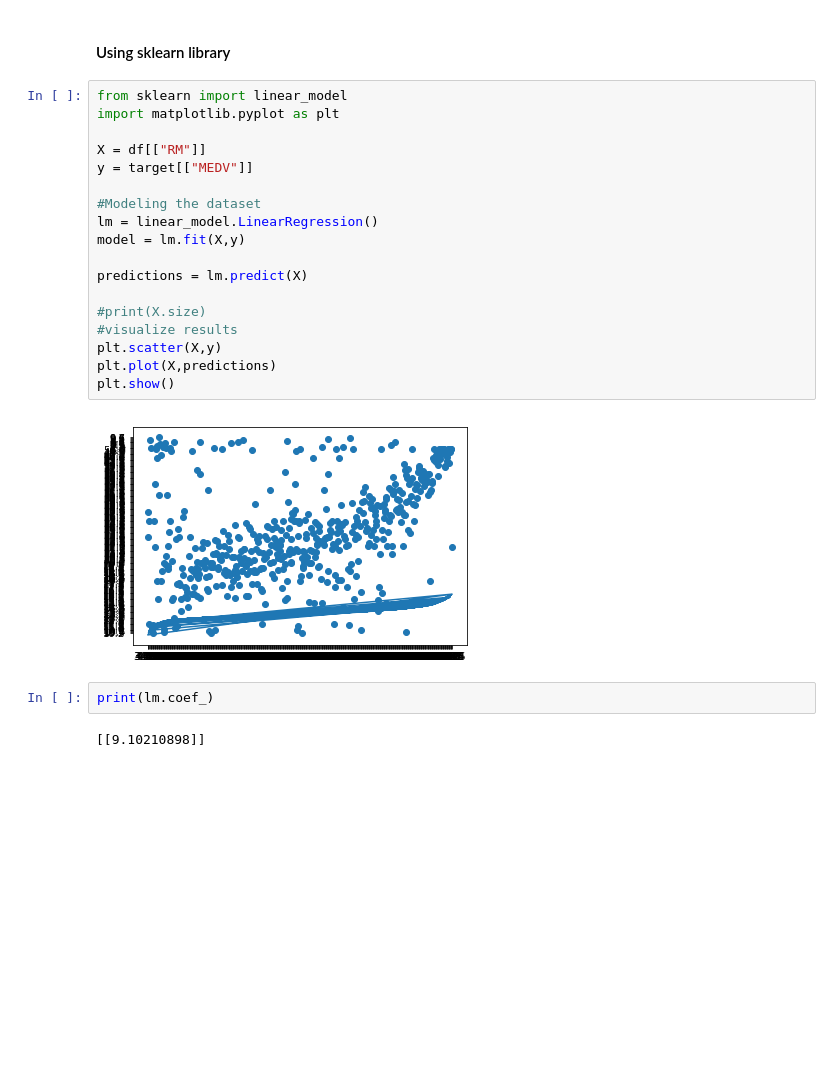
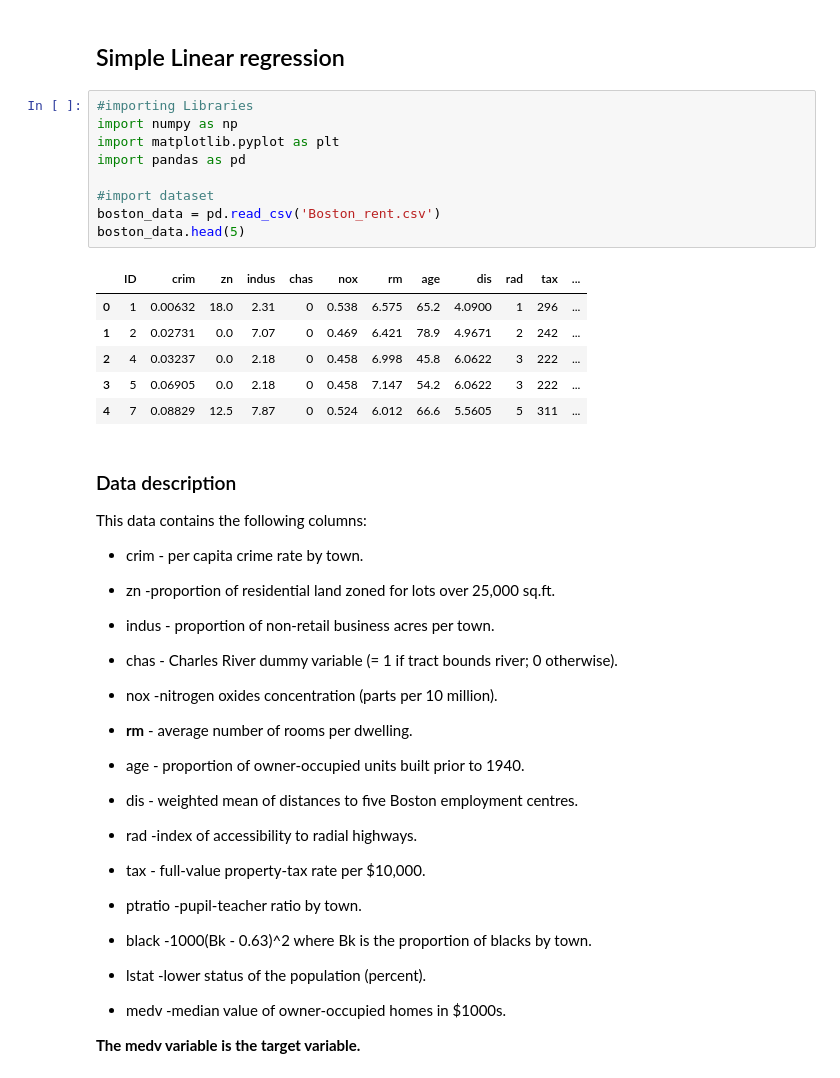
Before and after one commit to trojrobert/linear_regression, a Jupyter notebook: Linear_regression_Boston_data.ipynb, the cells around one changed output. Cells and saved outputs as stored; diff of their text form; blank space fills up the shorter version.

```diff
--- a/Linear_regression_Boston_data.ipynb
+++ b/Linear_regression_Boston_data.ipynb
@@ -50,26 +1,54 @@ OLS Regression Results
-# %% [markdown]
-#### Using sklearn library
-# %%
-from sklearn import linear_model
-import matplotlib.pyplot as plt
-
-X = df[["RM"]]
-y = target[["MEDV"]]
-
-#Modeling the dataset
-lm = linear_model.LinearRegression()
-model = lm.fit(X,y)
-
-predictions = lm.predict(X)
-
-#print(X.size)
-#visualize results
-plt.scatter(X,y)
-plt.plot(X,predictions)
-plt.show()
-# %% [output]
-[figure, removed]
-# %%
-print(lm.coef_)
-# %% [output]
-[[9.10210898]]
+# %% [markdown]
+## Simple Linear regression
+# %%
+#importing Libraries
+import numpy as np
+import matplotlib.pyplot as plt
+import pandas as pd
+
+#import dataset
+boston_data = pd.read_csv('Boston_rent.csv')
+boston_data.head(5)
+# %% [output]
+|  | ID | crim | zn | indus | chas | nox | rm | age | dis | rad | tax | ... |
+| 0 | 1 | 0.00632 | 18.0 | 2.31 | 0 | 0.538 | 6.575 | 65.2 | 4.0900 | 1 | 296 | ... |
+| 1 | 2 | 0.02731 | 0.0 | 7.07 | 0 | 0.469 | 6.421 | 78.9 | 4.9671 | 2 | 242 | ... |
+| 2 | 4 | 0.03237 | 0.0 | 2.18 | 0 | 0.458 | 6.998 | 45.8 | 6.0622 | 3 | 222 | ... |
+| 3 | 5 | 0.06905 | 0.0 | 2.18 | 0 | 0.458 | 7.147 | 54.2 | 6.0622 | 3 | 222 | ... |
+| 4 | 7 | 0.08829 | 12.5 | 7.87 | 0 | 0.524 | 6.012 | 66.6 | 5.5605 | 5 | 311 | ... |
+# %% [markdown]
+
+### Data description
+
+This data contains the following columns:
+
++ crim - per capita crime rate by town.
+
++ zn -proportion of residential land zoned for lots over 25,000 sq.ft.
+
++ indus - proportion of non-retail business acres per town.
+
++ chas - Charles River dummy variable (= 1 if tract bounds river; 0 otherwise).
+
++  nox -nitrogen oxides concentration (parts per 10 million).
+
++  **rm** - average number of rooms per dwelling.
+
++  age - proportion of owner-occupied units built prior to 1940.
+
++ dis - weighted mean of distances to five Boston employment centres.
+
++ rad -index of accessibility to radial highways.
+
++  tax - full-value property-tax rate per \$10,000.
+
++ ptratio -pupil-teacher ratio by town.
+
++  black -1000(Bk - 0.63)^2 where Bk is the proportion of blacks by town.
+
++  lstat -lower status of the population (percent).
+
++ medv -median value of owner-occupied homes in \$1000s.
+
+
+**The medv variable is the target variable.**
```
Also changed, not shown: parts of 34 cells of this notebook, 5 other files.
